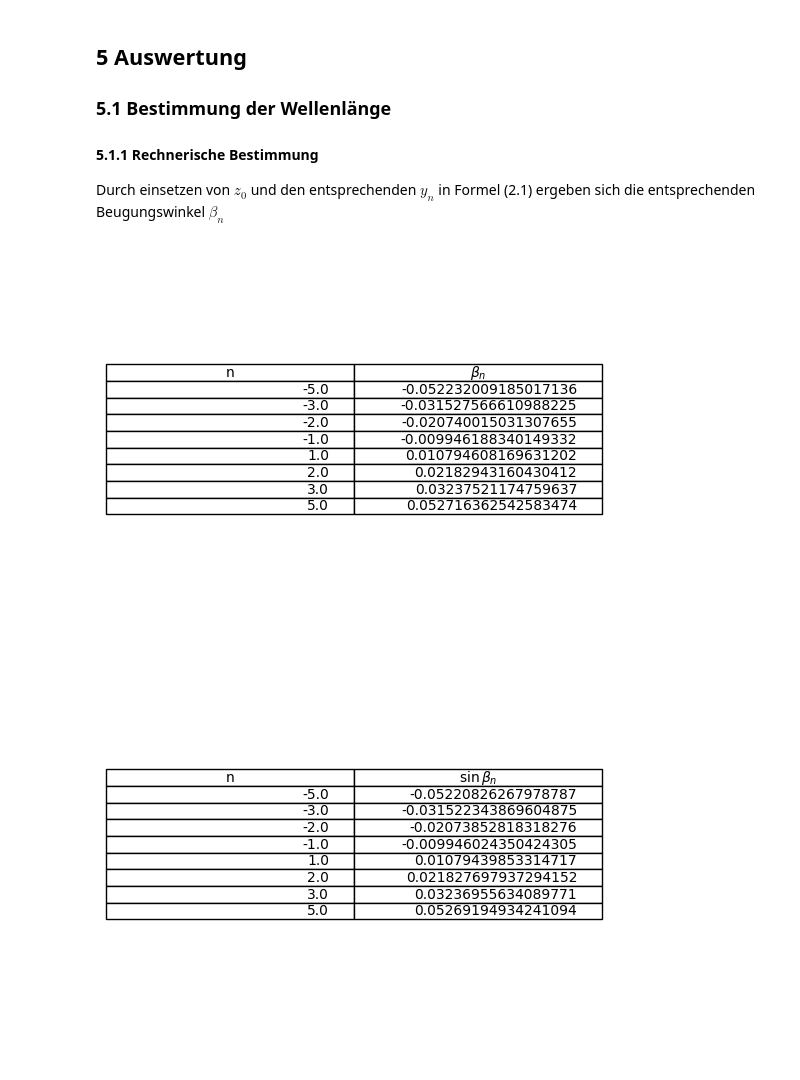
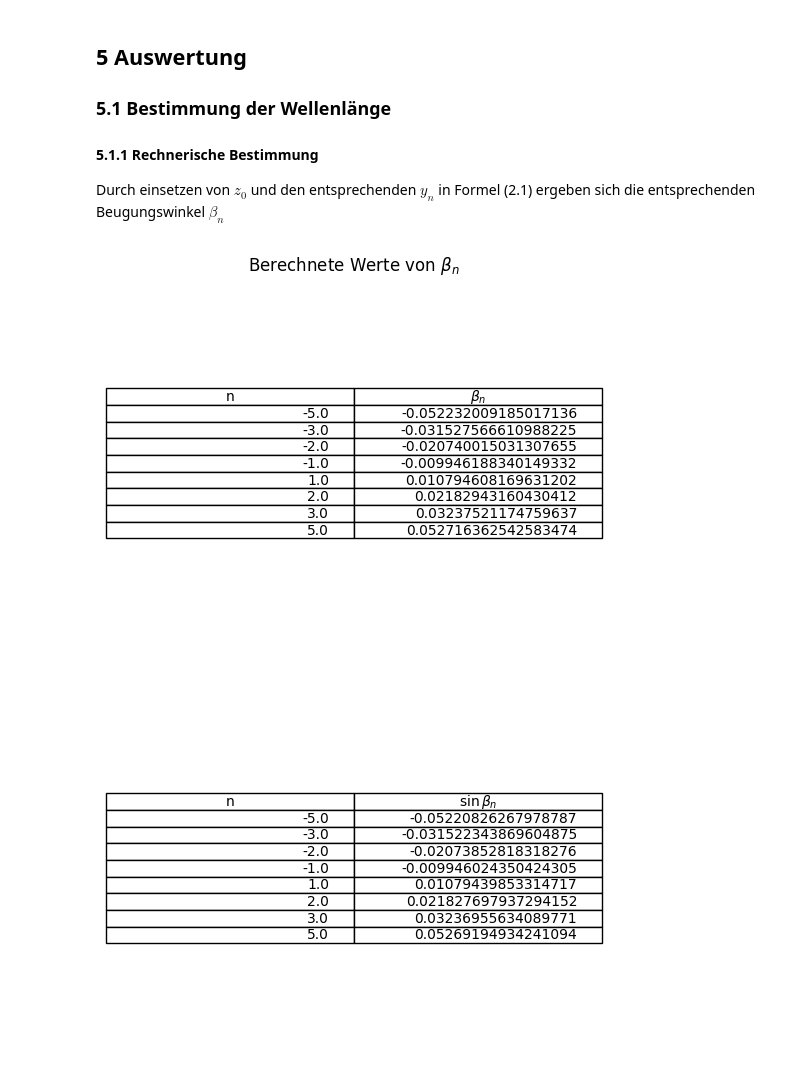
Before and after one commit to HansoTell/Computercafe, a Jupyter notebook: V2J/V2.ipynb, the cells around one changed output. Drawn from its saved outputs; the diff is of its cells as text; code cells hidden in the pictures.

```diff
--- a/V2J/V2.ipynb
+++ b/V2J/V2.ipynb
@@ -438,19 +431,20 @@ Durch einsetzen von $z_0$ und den entsprechenden $y_n$ in Formel (2.1) ergeben s
 # %%
 beta_lmbda = np.arctan((yn_lmbda/z0))
 
 
-fig, ax = plt.subplots()
-ax.axis("off")
+plt.subplots()
+plt.axis("off")
 
-ax.table(
+plt.table(
     cellText=list(zip(n_lmbda, beta_lmbda)),
     colLabels=["n", r"$\beta_n$"],
     loc="center"
 )
+plt.title(r"Berechnete Werte von $\beta_n$")
 
 plt.show()
 # %% [output]
-[figure, old version]
+[figure, new version]
 # %%
 sinBeta_lmbda = np.sin(beta_lmbda)
 
```
Also changed, not shown: parts of 22 cells of this notebook.
